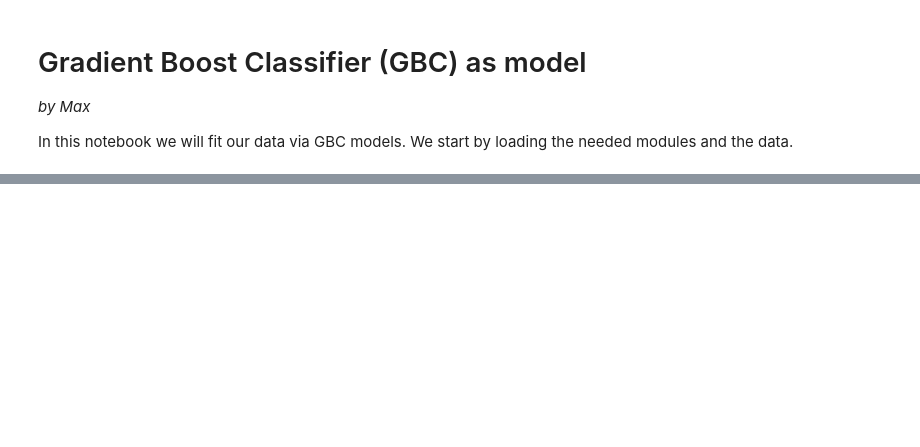
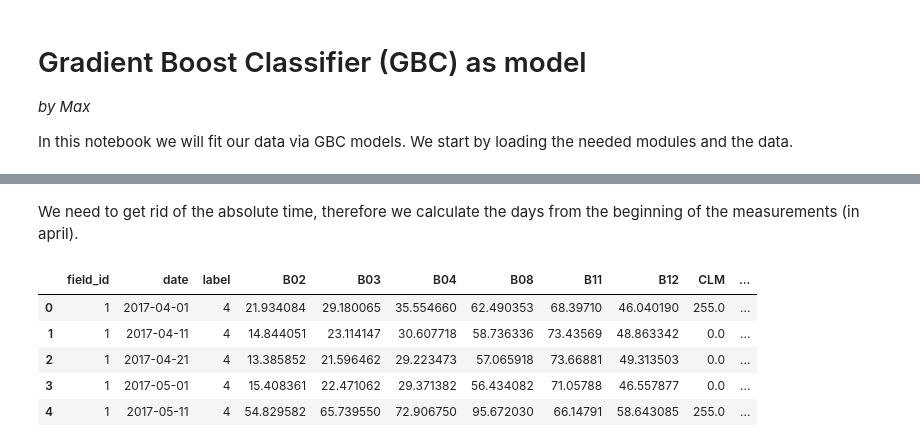
Before and after one commit to Fbehr-data/Radiant-Earth-Spot-Crop, a Jupyter notebook: notebooks/gradient_boost_model.ipynb, the cells around one changed output, grey strips where cells are left out. Drawn from its saved outputs; the diff is of its cells as text; code cells hidden in the pictures; blank space fills up the shorter version.

```diff
--- a/notebooks/gradient_boost_model.ipynb
+++ b/notebooks/gradient_boost_model.ipynb
@@ -37,0 +46,17 @@ X, y = oversample.fit_resample(X, y)
+# %% [markdown]
+We need to get rid of the absolute time, therefore we calculate the days from the beginning of the measurements (in april).
+# %%
+# convert the date column to datetime object
+df['date'] = pd.to_datetime(df['date'])
+
+# calculate the days from april as column to get a relative time
+df['days_from_april_days'] =  df['date'] - pd.to_datetime('2017-04-01')
+df['days_from_april_days'] = df['days_from_april_days'].dt.days
+df.head()
+# %% [output]
+|  | field_id | date | label | B02 | B03 | B04 | B08 | B11 | B12 | CLM | ... |
+| 0 | 1 | 2017-04-01 | 4 | 21.934084 | 29.180065 | 35.554660 | 62.490353 | 68.39710 | 46.040190 | 255.0 | ... |
+| 1 | 1 | 2017-04-11 | 4 | 14.844051 | 23.114147 | 30.607718 | 58.736336 | 73.43569 | 48.863342 | 0.0 | ... |
+| 2 | 1 | 2017-04-21 | 4 | 13.385852 | 21.596462 | 29.223473 | 57.065918 | 73.66881 | 49.313503 | 0.0 | ... |
+| 3 | 1 | 2017-05-01 | 4 | 15.408361 | 22.471062 | 29.371382 | 56.434082 | 71.05788 | 46.557877 | 0.0 | ... |
+| 4 | 1 | 2017-05-11 | 4 | 54.829582 | 65.739550 | 72.906750 | 95.672030 | 66.14791 | 58.643085 | 255.0 | ... |
```
Also changed, not shown: parts of 15 cells of this notebook.
